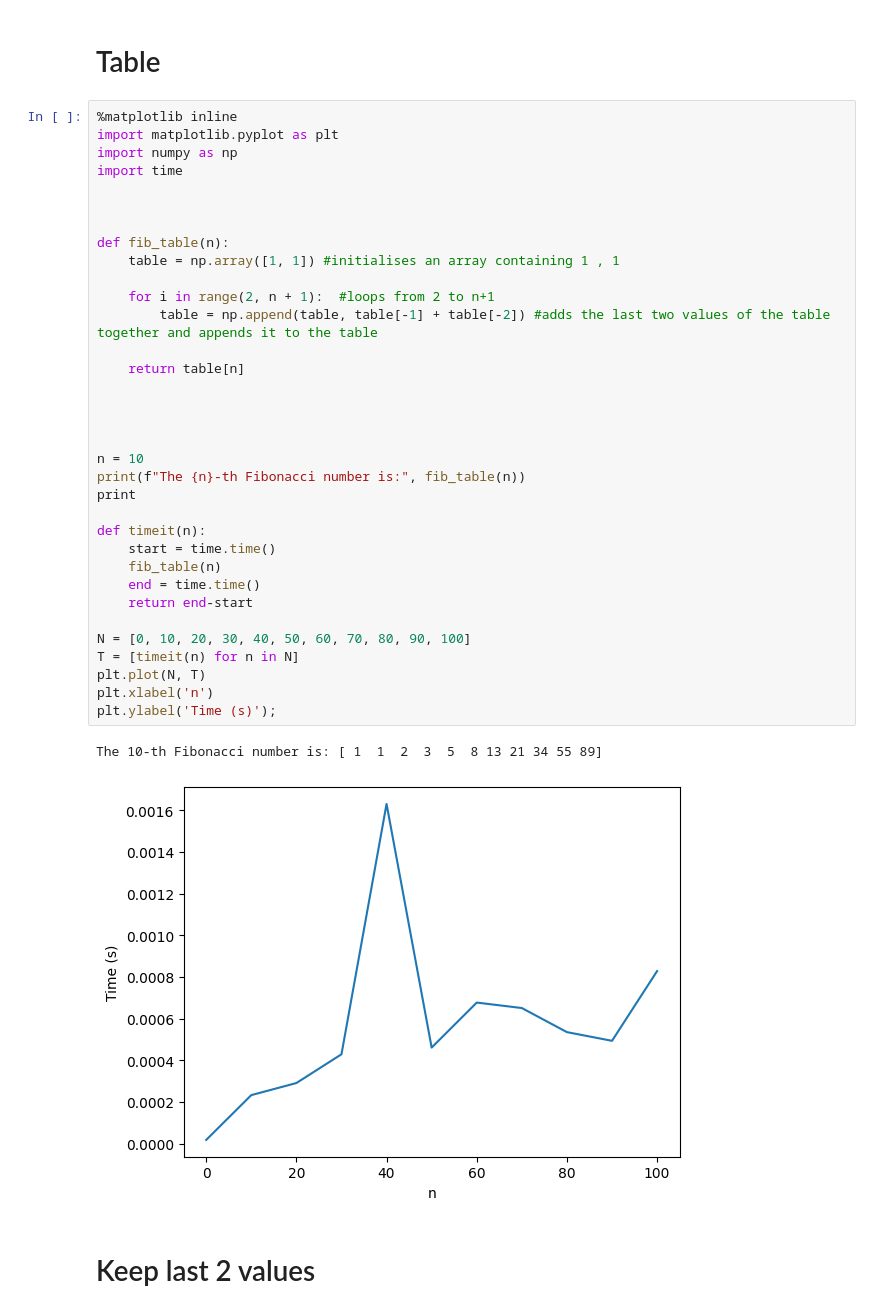
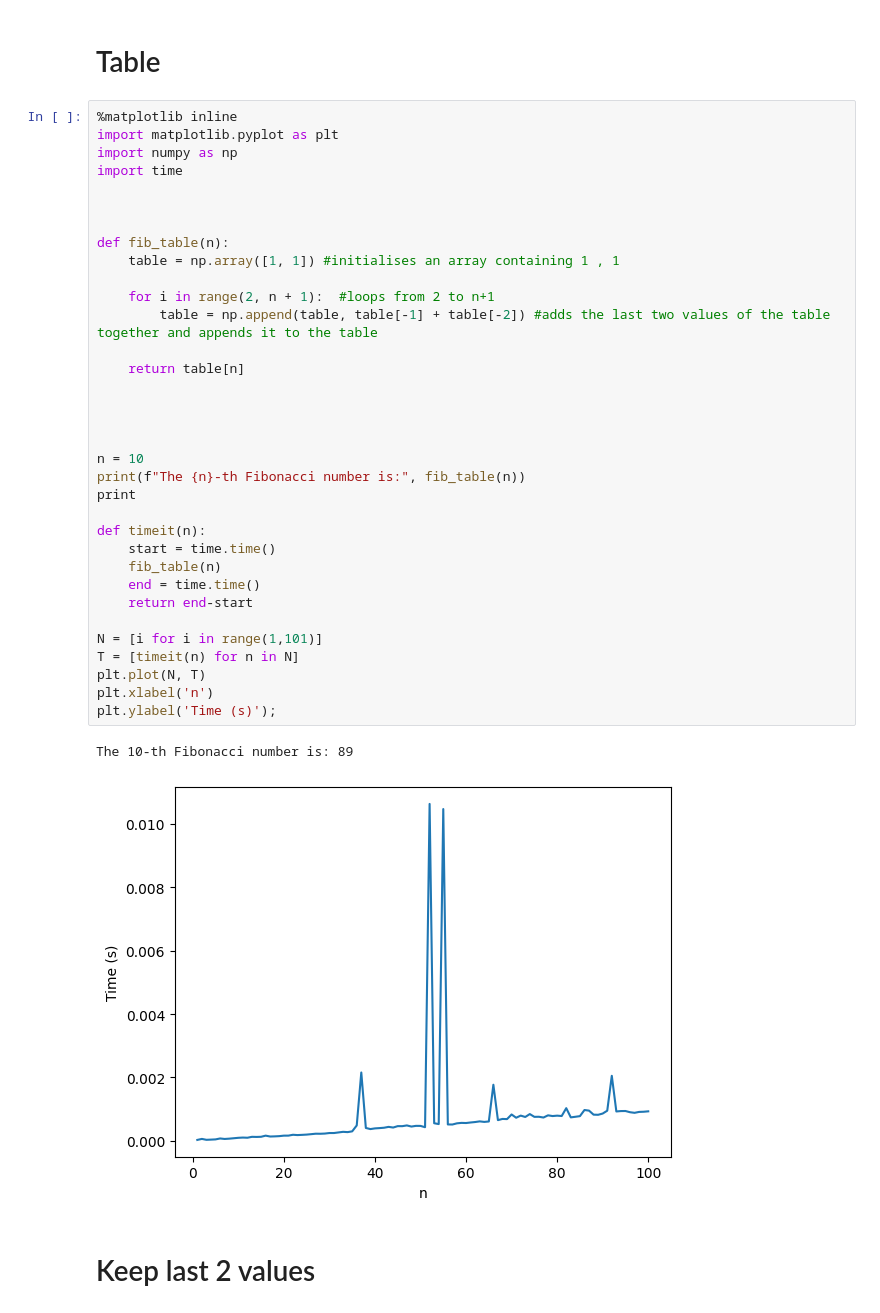
Before and after one commit to ChauuMein/Discrete-Maths, a Jupyter notebook: week_1_class.ipynb, the cells around one changed output. Cells and saved outputs as stored; diff of their text form.

```diff
--- a/week_1_class.ipynb
+++ b/week_1_class.ipynb
@@ -103,36 +103,36 @@ import numpy as np
 import time
 
 
 
 def fib_table(n):
     table = np.array([1, 1]) #initialises an array containing 1 , 1
 
     for i in range(2, n + 1):  #loops from 2 to n+1
         table = np.append(table, table[-1] + table[-2]) #adds the last two values of the table together and appends it to the table
 
     return table[n]
 
 
 
 
 n = 10
 print(f"The {n}-th Fibonacci number is:", fib_table(n))
 print
 
 def timeit(n):
     start = time.time()
     fib_table(n)
     end = time.time()
     return end-start
 
-N = [0, 10, 20, 30, 40, 50, 60, 70, 80, 90, 100]
+N = [i for i in range(1,101)]
 T = [timeit(n) for n in N]
 plt.plot(N, T)
 plt.xlabel('n')
 plt.ylabel('Time (s)');
 # %% [output]
-The 10-th Fibonacci number is: [ 1  1  2  3  5  8 13 21 34 55 89]
+The 10-th Fibonacci number is: 89
-[figure, old version]
+[figure, new version]
 # %% [markdown]
 # Keep last 2 values
 # %%
```
